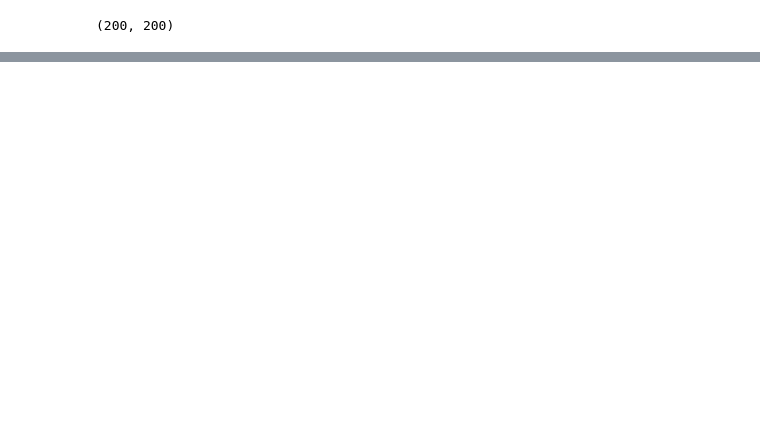
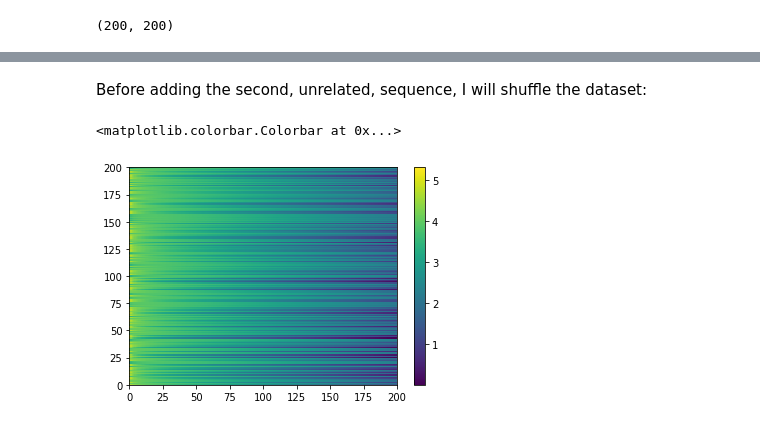
Before and after one commit to dalya/Sequencer, a Jupyter notebook: examples/beyond_1D_sequence.ipynb, the cells around one changed output, grey strips where cells are left out. Cells and saved outputs as stored; diff of their text form; code cells hidden in the pictures; blank space fills up the shorter version.

Commit message:
finished with the beyond_1d_sequence notebook

```diff
--- a/examples/beyond_1D_sequence.ipynb
+++ b/examples/beyond_1D_sequence.ipynb
@@ -46,0 +62,12 @@ plt.colorbar()
+# %% [markdown]
+Before adding the second, unrelated, sequence, I will shuffle the dataset:
+# %%
+indices = numpy.arange(len(y_list_log_pos))
+numpy.random.shuffle(indices)
+y_list_shuffled = y_list_log_pos[indices, :]
+
+plt.pcolormesh(y_list_shuffled)
+plt.colorbar()
+# %% [output]
+<matplotlib.colorbar.Colorbar at 0x...>
+[figure, added]
```
Also changed, not shown: parts of 35 cells of this notebook, 6 other files.
